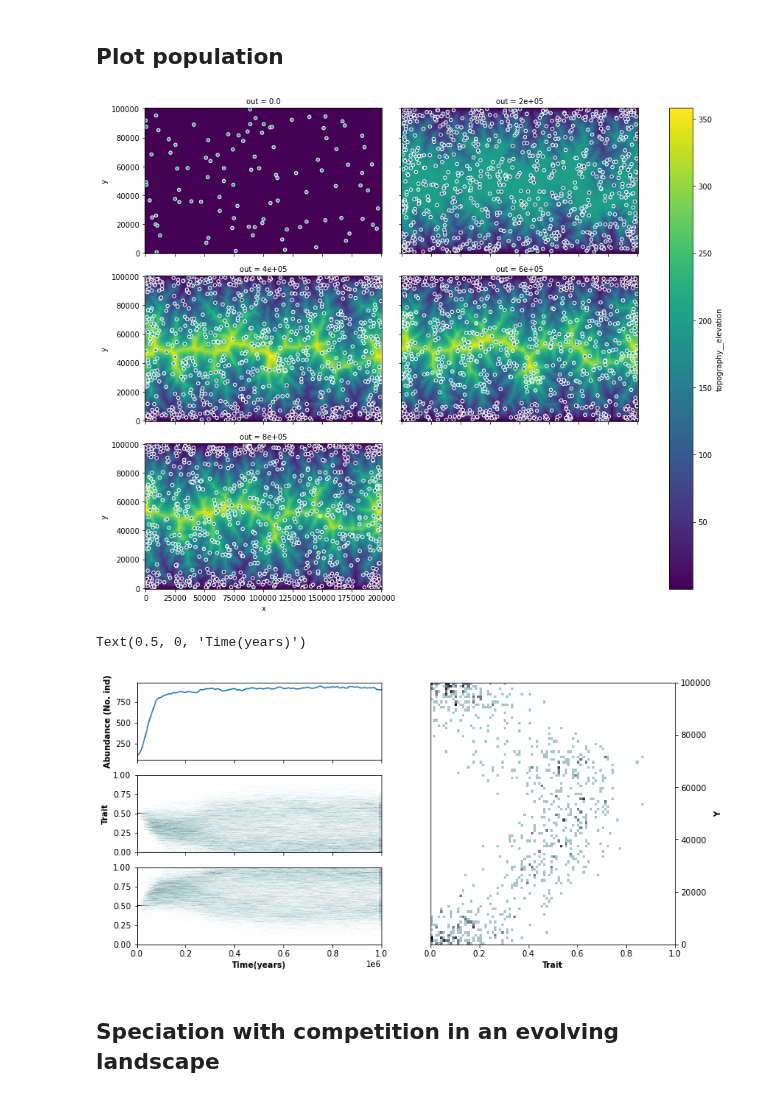
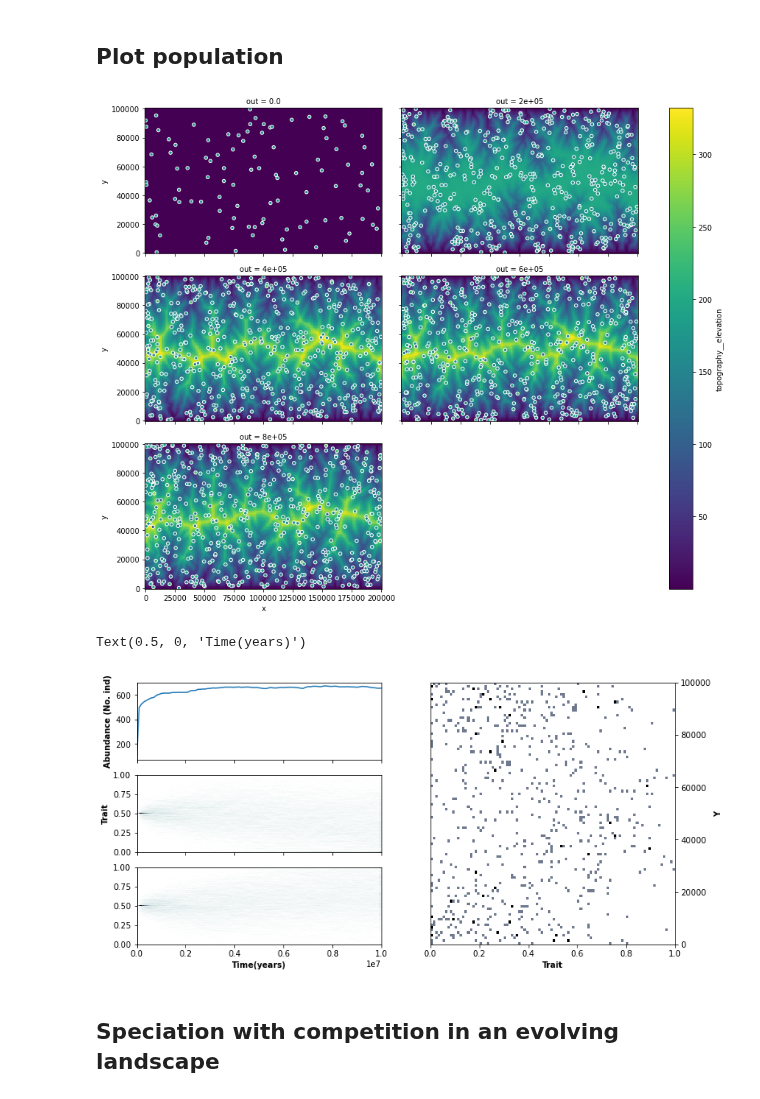
Before and after one commit to fastscape-lem/adascape, a Jupyter notebook: notebooks/paraspec-LEM.ipynb, the cells around one changed output. Drawn from its saved outputs; the diff is of its cells as text; code cells hidden in the pictures.

```diff
--- a/notebooks/paraspec-LEM.ipynb
+++ b/notebooks/paraspec-LEM.ipynb
@@ -50,8 +50,8 @@ init_topography
 in_ds = xs.create_setup(
     model=model,
     clocks={
-        'time': np.linspace(0., 1e6, 1001),
-        'out': np.linspace(0., 1e6, 101)
+        'time': np.linspace(0., 10e6, 1001),
+        'out': np.linspace(0., 10e6, 101)
     },
     master_clock='time',
     input_vars={
@@ -70,11 +70,11 @@ in_ds = xs.create_setup(
             'min_env': [0, 0],
             'max_env': [400, 400],
             'nb_radius': 2e4,
-            'car_cap': 50,
+            'car_cap': 30,
             'sigma_mov': 1000.,
-            'mut_prob': 0.05,
+            'mut_prob': 1.0,
             'sigma_mut': 0.05,
-            'sigma_env_trait': 0.3,
+            'sigma_env_trait': 0.9,
             'random_seed': 1234,
             'rescale_rates':False,
         }
@@ -167,35 +167,35 @@ for ax, t in zip(fg.axes.ravel(), times):
     pop = df[df.out==t]
     ax.scatter(pop.x, pop.y, c=pop.trait_0, vmin=0, vmax=1, s=20, edgecolor='w')
 # %% [output]
-[figure, old version]
+[figure, new version]
 # %%
 fig2, axs2 = plt.subplots(3, 2, sharex="col", figsize=(12, 6))
 gs2 = axs2[1, 1].get_gridspec()
 for ax in axs2[0:, -1]:
     ax.remove()
 axbig = fig2.add_subplot(gs2[0:, -1])
 axs2[0,0].plot(df.groupby('out').size())
 h,xedge,yedge,_=axs2[1,0].hist2d(x=df['out'], y=df['trait_0'],
-                                 range=((0, 1e6), (0, 1)),
+                                 range=((0, 10e6), (0, 1)),
                                  bins=(100, 100), cmap='bone_r')
 h,xedge,yedge,_=axs2[2,0].hist2d(x=df['out'], y=df['trait_1'],
-                                 range=((0, 1e6), (0, 1)),
+                                 range=((0, 10e6), (0, 1)),
                                  bins=(100, 100), cmap='bone_r')
 h,xedge,yedge,_=axbig.hist2d(x=df['trait_0'].loc[df['out']==max(df['out'])],
                              y=df['y'].loc[df['out']==max(df['out'])],
                                  range=((0, 1), (0, 1e5)),
                                  bins=(100, 100), cmap='bone_r')
 
 axbig.yaxis.set_label_position("right")
 axbig.yaxis.tick_right()
 axbig.set_ylabel('Y', weight='bold')
 axbig.set_xlabel('Trait', weight='bold')
 axs2[0,0].set_ylabel('Abundance (No. ind)', weight='bold')
 axs2[1,0].set_ylabel('Trait', weight='bold')
 axs2[2,0].set_xlabel('Time(years)', weight='bold')
 # %% [output]
 Text(0.5, 0, 'Time(years)')
-[figure, old version]
+[figure, new version]
 # %% [markdown]
 ## Speciation with competition in an evolving landscape
 # %%
```
Also changed, not shown: parts of 6 cells of this notebook, 3 other files.
